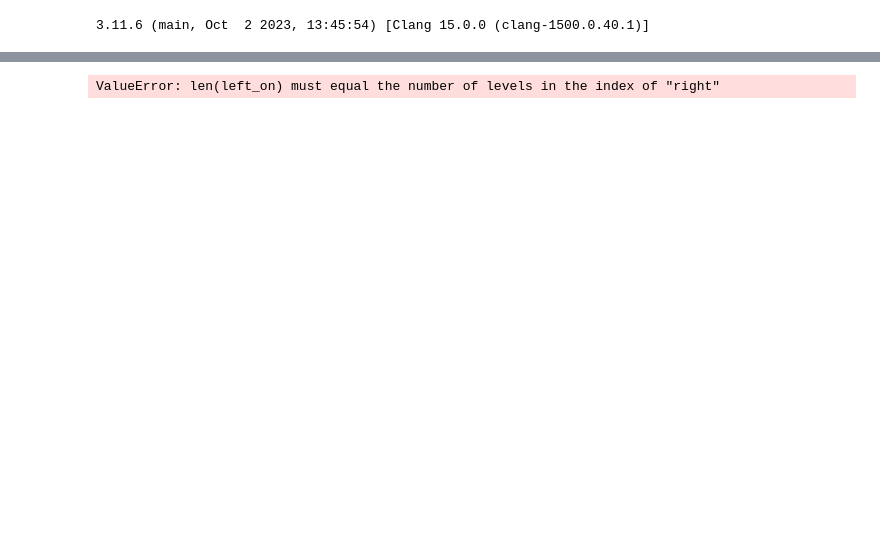
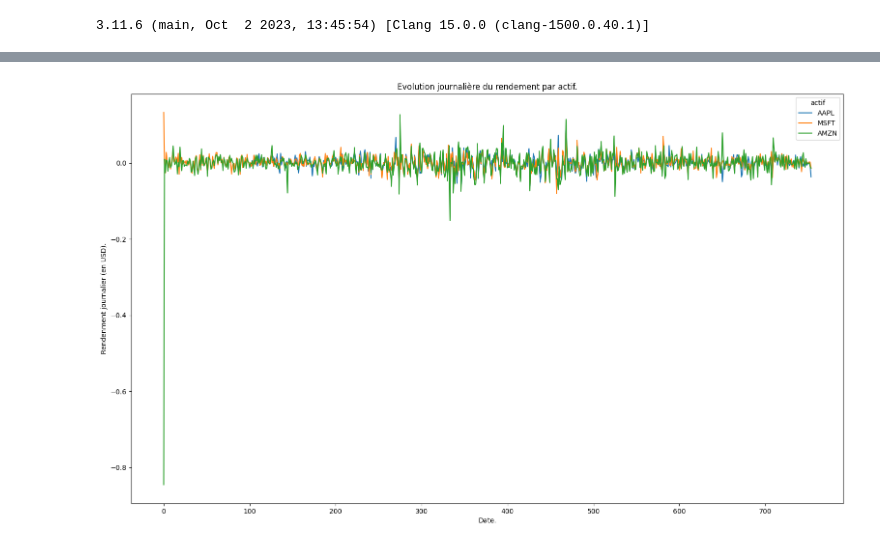
Before and after one commit to BaptPicxDev/exercice-finance-loulou, a Jupyter notebook: loulou.ipynb, the cells around one changed output, grey strips where cells are left out. Saved outputs shown, nothing was run; the diff lists cells and outputs as text; code cells hidden in the pictures; blank space fills up the shorter version.

```diff
--- a/loulou.ipynb
+++ b/loulou.ipynb
@@ -72,43 +73,60 @@ def get_rendement(df: pd.DataFrame) -> pd.DataFrame:
         - d'ailleurs shift(1) ou shift(-1)
     """
     new_df = df.copy()
     new_df["Rendement_Qtot"] = np.log(
         new_df.Close/new_df.Close.shift(1)
     )
     new_df = new_df[~new_df.index.isin(list(range(100)))]
-    rendement_moyen_df = (
+    rendement_moyen_mensuel_df = (
         new_df
         .groupby(["mois", "actif"])
-        .agg({"Date": "first", "Rendement_Qtot": "mean"})
+        .agg({"Rendement_Qtot": "mean"})
         .reset_index()
         .rename(
             columns={"Rendement_Qtot": "Rendement_Qtot_mean_month"}
         )
     )
-    # new_df = (
-    #     new_df
-    #     .join(
-    #         rendement_moyen_df,
-    #         on=["Date", "actif"],
-    #         how="left",
-    #     )
-    # )
+    rendement_moyen_annuel_df = (
+        new_df
+        .groupby(["annee", "actif"])
+        .agg({"Rendement_Qtot": "mean"})
+        .reset_index()
+        .rename(
+            columns={"Rendement_Qtot": "Rendement_Qtot_mean_year"}
+        )
+    )
+    new_df = (
+        pd.merge(
+            left=new_df,
+            right=rendement_moyen_mensuel_df,
+            on=["actif", "mois"],
+            how="left",
+        )
+    )
+    new_df = (
+        pd.merge(
+            left=new_df,
+            right=rendement_moyen_annuel_df,
+            on=["actif", "annee"],
+            how="left",
+        )
+    )
     fig = plt.figure(figsize=(19, 11))
     plt.title("Evolution journalière du rendement par actif.")
     plt.ylabel("Rendenment journalier (en USD).")
     plt.xlabel("Date.")
     ticks_range = {
-            index: new_df[new_df.index == index].mois.values[0]
+        index: new_df[new_df.index == index].mois.values[0]
         for index in new_df.index.unique()
         if index in [100, 200, 300]
     }
     # plt.xticks(ticks_range.keys(), ticks_range.values(), rotation='vertical')
     # plt.ylim((df['3. low'].min()-1, df['2. high'].max()+1))
     sns.lineplot(x=new_df["index"], y=new_df["Rendement_Qtot"], hue=new_df["actif"], markers=True, dashes=False)
     plt.show()
     return new_df
 
 df_2 = get_rendement(df=df)
-df_2.head()
+df_2.sample(30)
 # %% [output]
-ValueError: len(left_on) must equal the number of levels in the index of "right"
+[figure, added]
```
Also changed, not shown: parts of 2 cells of this notebook.
